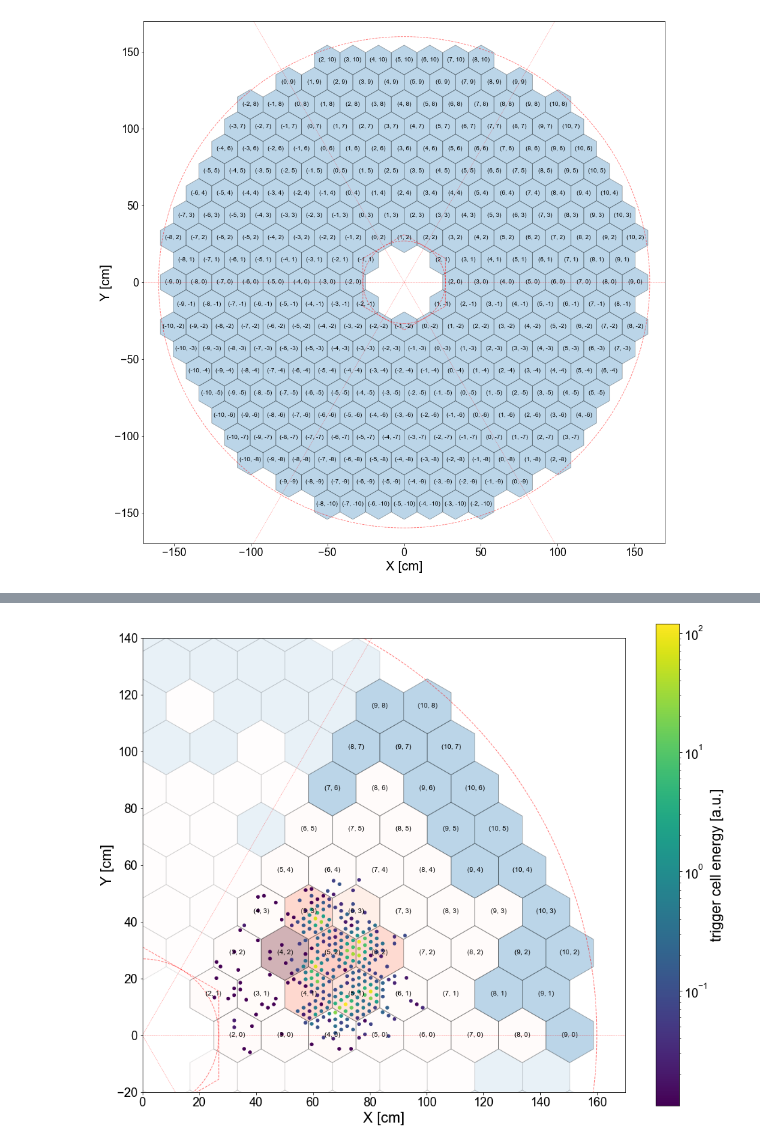
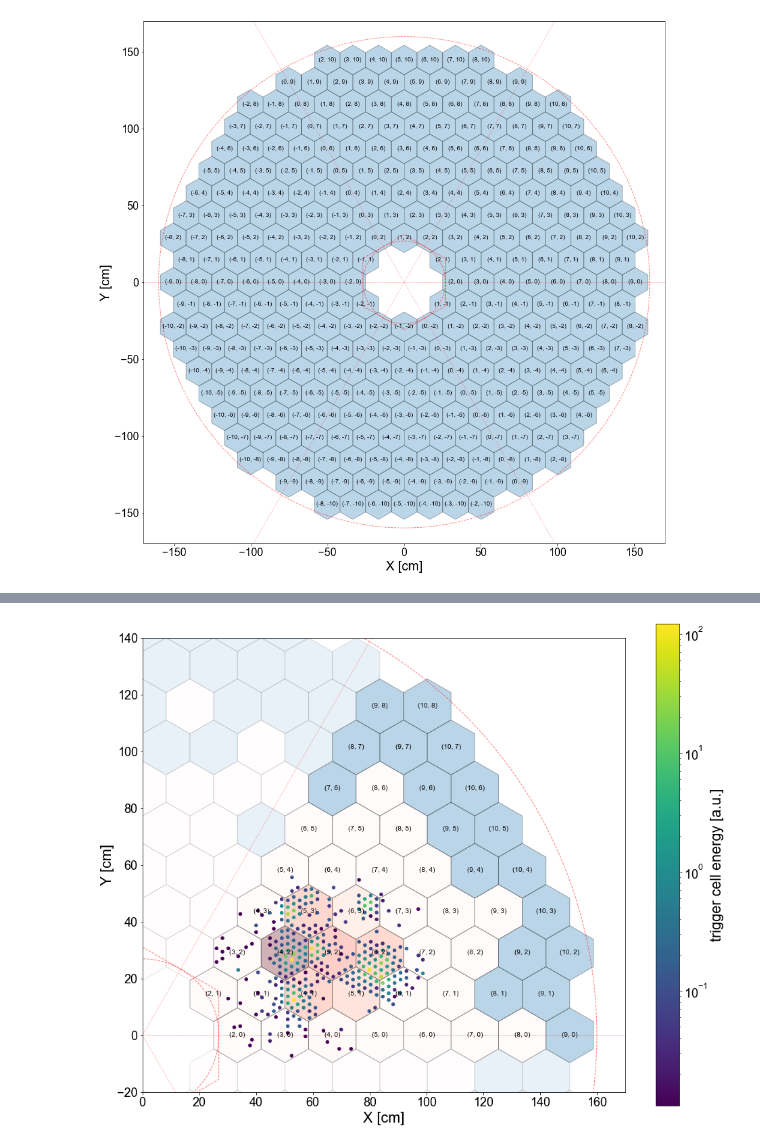
Before and after one commit to NWUHEP/hgcal-analysis, a Jupyter notebook: notebooks/tc_visualizer.ipynb, the cells around one changed output, grey strips where cells are left out. Cells and saved outputs as stored; diff of their text form; code cells hidden in the pictures.

```diff
--- a/notebooks/tc_visualizer.ipynb
+++ b/notebooks/tc_visualizer.ipynb
@@ -124,38 +126,38 @@ ax.set_aspect('equal')
 
 # get the events centered on neighborhood
 
-u, v = (5, 2)
-hex_neighbor = gt.hex_neighbors(u, v)
+uv = (5, 2)
+hex_neighbor = gt.hex_neighbors(uv)
 wafer_group = df_cut.groupby(['event', 'tc_waferu', 'tc_waferv'])
 energy_max_idx = wafer_group.sum()[['tc_energy']].groupby(level=0).idxmax()['tc_energy'].to_list()
 wafer_emap = pd.DataFrame(energy_max_idx, columns=['event', 'waferu', 'waferv']).set_index(['waferu', 'waferv'])
 wafer_mask = wafer_emap.index.isin(hex_neighbor)
-events = emap[wafer_mask]['event'].values
+events = wafer_emap[wafer_mask]['event'].values
 
 wafer_data = df_cut.loc[events].groupby(['tc_waferu', 'tc_waferv']).sum()['tc_energy' ]
 pt.draw_hgcal_layer(ax, wafer_data=wafer_data, single_wedge=True, include_index=True)
 
 #ax.add_patch(poly)
 # overlay trigger cells.  Combine energy deposits from different events using groupby.
 random_e = np.random.choice(events, size=10, replace=False)
 tc_sums = event_tc.loc[random_e].query(wedge_condition).groupby(['tc_x', 'tc_y']).sum()
 tc_energy = tc_sums['tc_energy'].values
 x, y = tc_sums.index.get_level_values(0).values, tc_sums.index.get_level_values(1).values
 marker_size = 20. #/ (1 + np.exp(-tc_energy)/10)
 scat = ax.scatter(x, y,
                   marker='o', #(6, 0, 0),
                   s=marker_size,
                   c=tc_energy,
                   zorder=2,
                   norm=matplotlib.colors.LogNorm()
                  )
 
 cbar = fig.colorbar(scat, ax=ax, shrink=0.82)
 cbar.set_label('trigger cell energy [a.u.]')
 
-plt.savefig('plots/first_wedge_indexing.png')
+plt.savefig('plots/first_wedge_neighborhood.png')
 plt.show()
 # %% [output]
-[figure, old version]
+[figure, new version]
 # %%
 # Draw a single module
```
Also changed, not shown: parts of 5 cells of this notebook, 5 other files.
